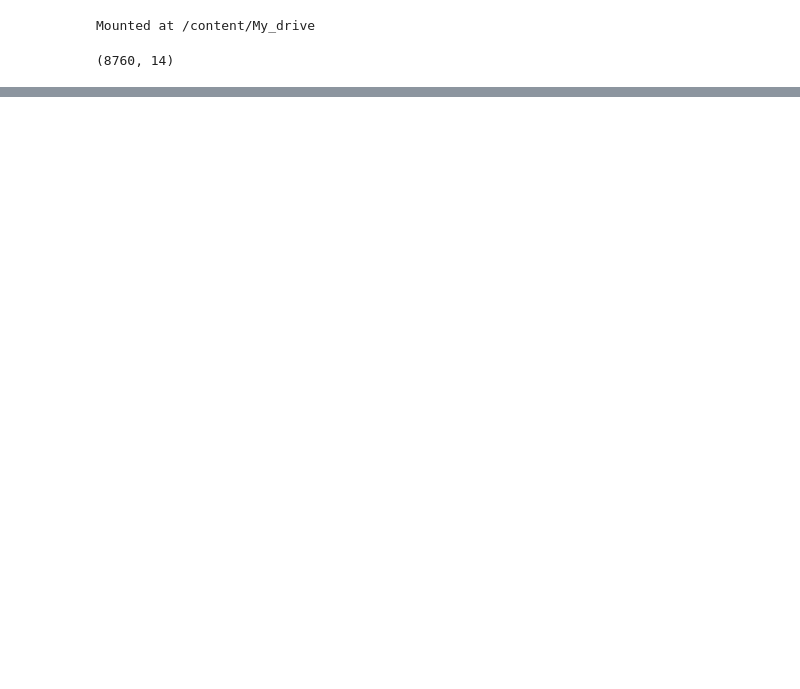
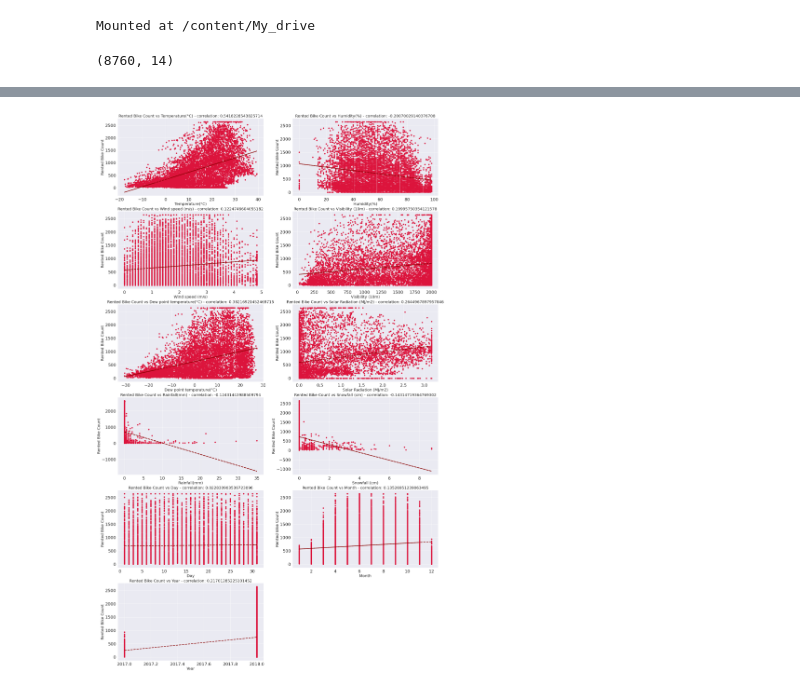
Before and after one commit to Sriharish19/Bike-Demand-Prediction, a Jupyter notebook: SH_Bike_Sharing_Demand_Prediction_ML_Capstone_Project_2.ipynb, the cells around one changed output, grey strips where cells are left out. Cells and saved outputs as stored; diff of their text form; code cells hidden in the pictures; blank space fills up the shorter version.

```diff
--- a/SH_Bike_Sharing_Demand_Prediction_ML_Capstone_Project_2.ipynb
+++ b/SH_Bike_Sharing_Demand_Prediction_ML_Capstone_Project_2.ipynb
@@ -63,0 +240,20 @@ df.head()
+# %%
+# Plotting scatter plot and correlation
+
+plt.figure(figsize = (30,70))
+
+numerical_variables.remove('Rented Bike Count')
+for i in enumerate(numerical_variables):
+  plt.subplot(8, 2,i[0]+1)
+  feature = df[i[1]]
+  label = df['Rented Bike Count']
+  correlation = feature.corr(label)
+  plt.scatter(x=feature, y=label,color = 'crimson',alpha = 1)
+  plt.xlabel(i[1],fontsize = 20)
+  plt.ylabel('Rented Bike Count',fontsize = 20)
+  plt.title('Rented Bike Count' + ' vs '  + i[1] + ' - correlation: ' + str(correlation),fontsize = 20)
+  z = np.polyfit(df[i[1]], df['Rented Bike Count'], 1)
+  y_hat = np.poly1d(z)(df[i[1]])
+  plt.plot(df[i[1]], y_hat, "r--", lw=3,color = 'darkred')
+# %% [output]
+[figure, added]
```
Also changed, not shown: parts of 14 cells of this notebook.
